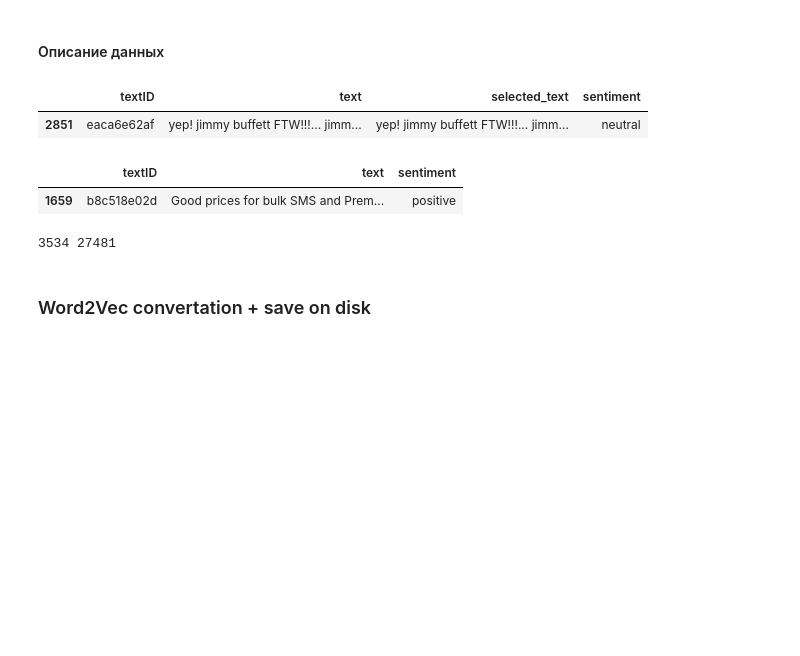
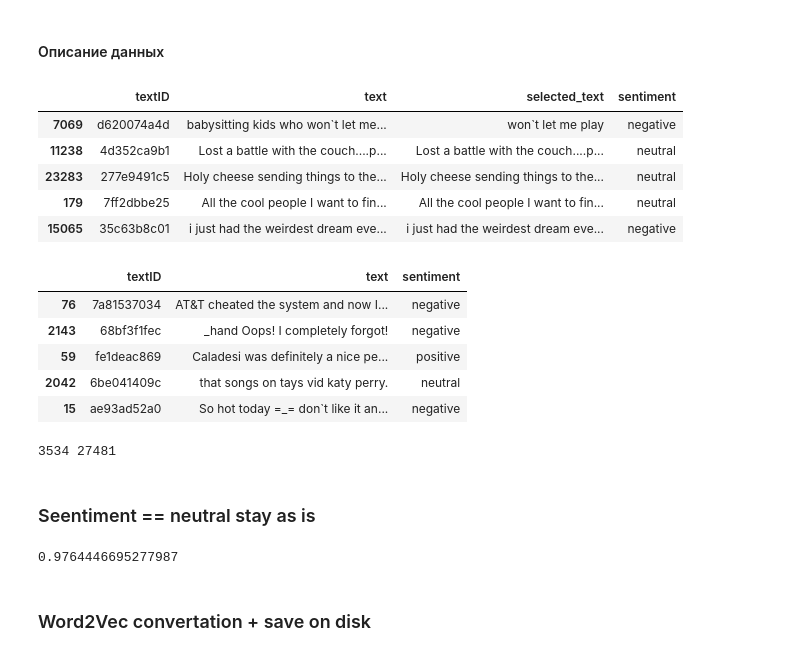
Before and after one commit to skrydg/ml, a Jupyter notebook: kaggle_problems/tweet_sentiment_extraction/benchmark.ipynb, the cells around one changed output. Drawn from its saved outputs; the diff is of its cells as text; code cells hidden in the pictures; blank space fills up the shorter version.

```diff
--- a/kaggle_problems/tweet_sentiment_extraction/benchmark.ipynb
+++ b/kaggle_problems/tweet_sentiment_extraction/benchmark.ipynb
@@ -25,15 +25,23 @@ test = pd.read_csv("kaggle_problems/tweet_sentiment_extraction/test.csv")
 # %% [markdown]
 #### Описание данных
 # %%
-train.sample()
+train.sample(5)
 # %% [output]
 |  | textID | text | selected_text | sentiment |
-| 2851 | eaca6e62af | yep! jimmy buffett FTW!!!... jimm... | yep! jimmy buffett FTW!!!... jimm... | neutral |
+| 7069 | d620074a4d | babysitting kids who won`t let me... | won`t let me play | negative |
+| 11238 | 4d352ca9b1 | Lost a battle with the couch....p... | Lost a battle with the couch....p... | neutral |
+| 23283 | 277e9491c5 | Holy cheese sending things to the... | Holy cheese sending things to the... | neutral |
+| 179 | 7ff2dbbe25 | All the cool people I want to fin... | All the cool people I want to fin... | neutral |
+| 15065 | 35c63b8c01 | i just had the weirdest dream eve... | i just had the weirdest dream eve... | negative |
 # %%
-test.sample()
+test.sample(5)
 # %% [output]
 |  | textID | text | sentiment |
-| 1659 | b8c518e02d | Good prices for bulk SMS and Prem... | positive |
+| 76 | 7a81537034 | AT&T cheated the system and now I... | negative |
+| 2143 | 68bf3f1fec | _hand Oops! I completely forgot! | negative |
+| 59 | fe1deac869 | Caladesi was definitely a nice pe... | positive |
+| 2042 | 6be041409c | that songs on tays vid katy perry. | neutral |
+| 15 | ae93ad52a0 | So hot today =_= don`t like it an... | negative |
 # %%
 print(len(test), len(train))
 # %% [output]
@@ -40,0 +52,2 @@ print(len(test), len(train))
+# %% [markdown]
+### Seentiment == neutral stay as is
@@ -41,2 +63,6 @@ print(len(test), len(train))
+# %%
+np.mean(train[train['sentiment'] == 'neutral'].apply(df_jaccard, axis=1))
+# %% [output]
+0.9764446695277987
 # %% [markdown]
 ### Word2Vec convertation + save on disk
```
Also changed, not shown: parts of 4 cells of this notebook, 39 other files.
